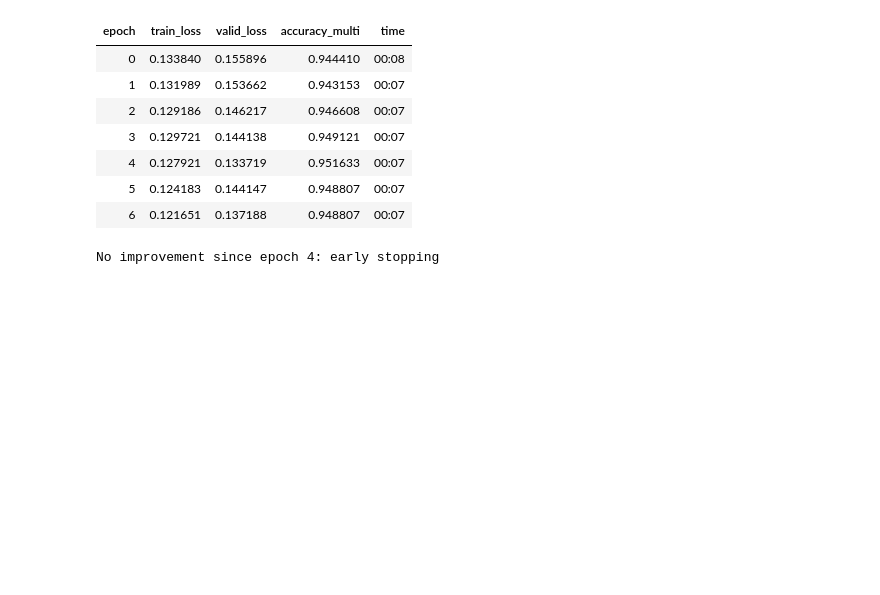
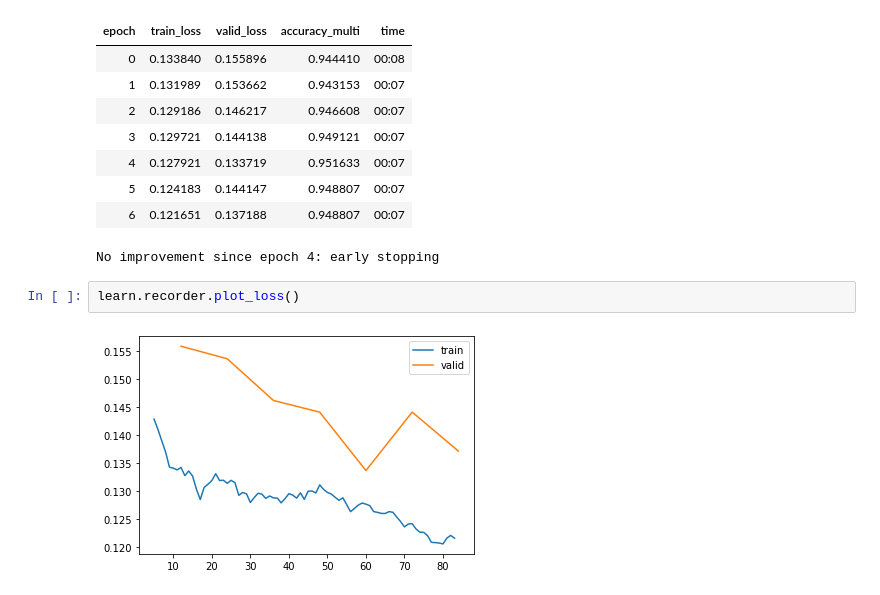
Before and after one commit to Aravinda89/multi_label_classification, a Jupyter notebook: Multi_Label_Classification.ipynb, the cells around one changed output. Drawn from its saved outputs; the diff is of its cells as text; blank space fills up the shorter version.

```diff
--- a/Multi_Label_Classification.ipynb
+++ b/Multi_Label_Classification.ipynb
@@ -268,3 +268,7 @@ learn.fit_one_cycle(20, lr_max=8.32e-05,
 | 5 | 0.124183 | 0.144147 | 0.948807 | 00:07 |
 | 6 | 0.121651 | 0.137188 | 0.948807 | 00:07 |
 No improvement since epoch 4: early stopping
+# %%
+learn.recorder.plot_loss()
+# %% [output]
+[figure, added]
```
Also changed, not shown: parts of 3 cells of this notebook.
